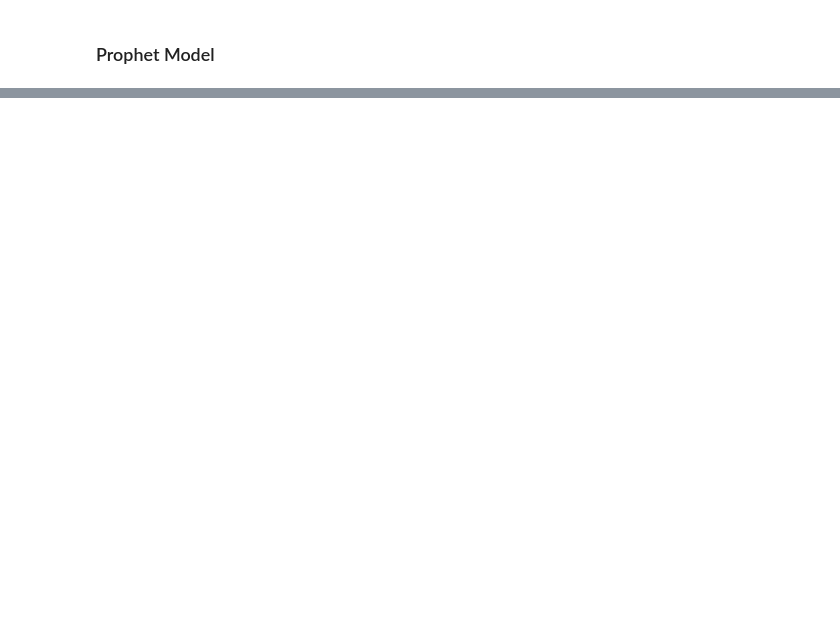
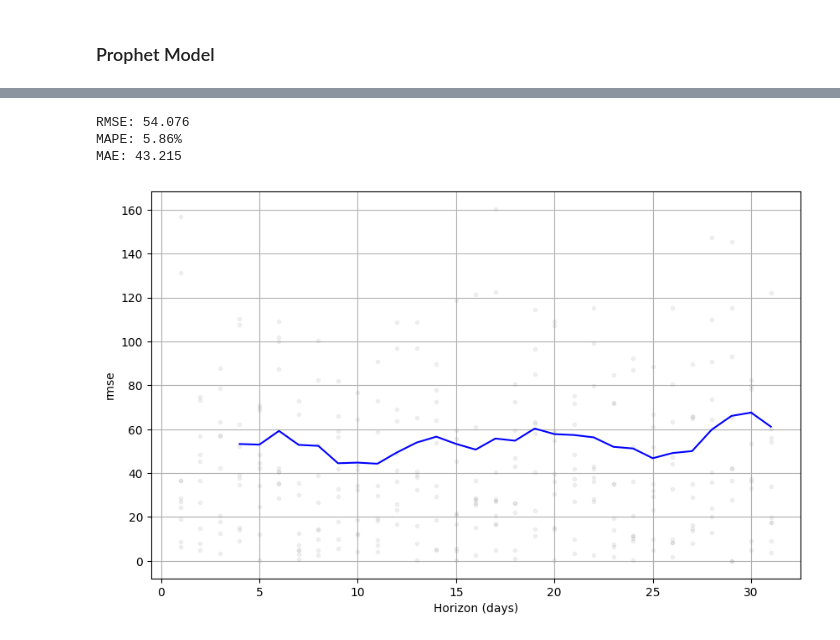
Before and after one commit to JiayiD77/Conjoint-Analysis, a Jupyter notebook: time_series_analysis/time_series.ipynb, the cells around one changed output, grey strips where cells are left out. Cells and saved outputs as stored; diff of their text form; code cells hidden in the pictures; blank space fills up the shorter version.

```diff
--- a/time_series_analysis/time_series.ipynb
+++ b/time_series_analysis/time_series.ipynb
@@ -160,0 +163,10 @@ model = Prophet()
+# %%
+# Create the model
+model = Prophet(holidays=holidays,
+                seasonality_mode="multiplicative",
+                seasonality_prior_scale=10,
+                holidays_prior_scale=10,
+                changepoint_prior_scale=0.05)
+model.add_regressor("Temperature")
+model.add_regressor("Marketing")
+model.fit(df_finals)
@@ -160,0 +177,8 @@ model = Prophet()
+# %%
+# Cross validation
+df_cv = cross_validation(model=model,
+                         horizon="31 days",
+                         period="16 days",
+                         initial="2012 days",
+                         parallel="processes")
+df_cv.head()
@@ -160,0 +218,15 @@ model = Prophet()
+# %%
+rmse = performance_metrics(df_cv)["rmse"].mean()
+mae = performance_metrics(df_cv)["mae"].mean()
+mape = performance_metrics(df_cv)["mape"].mean()
+print(f"RMSE: {rmse:.3f}")
+print(f"MAPE: {mape * 100:.2f}%")
+print(f"MAE: {mae:.3f}")
+# %% [output]
+RMSE: 54.076
+MAPE: 5.86%
+MAE: 43.215
+# %%
+plot_cross_validation_metric(df_cv, metric="rmse");
+# %% [output]
+[figure, added]
```
Also changed, not shown: parts of 8 cells of this notebook.
